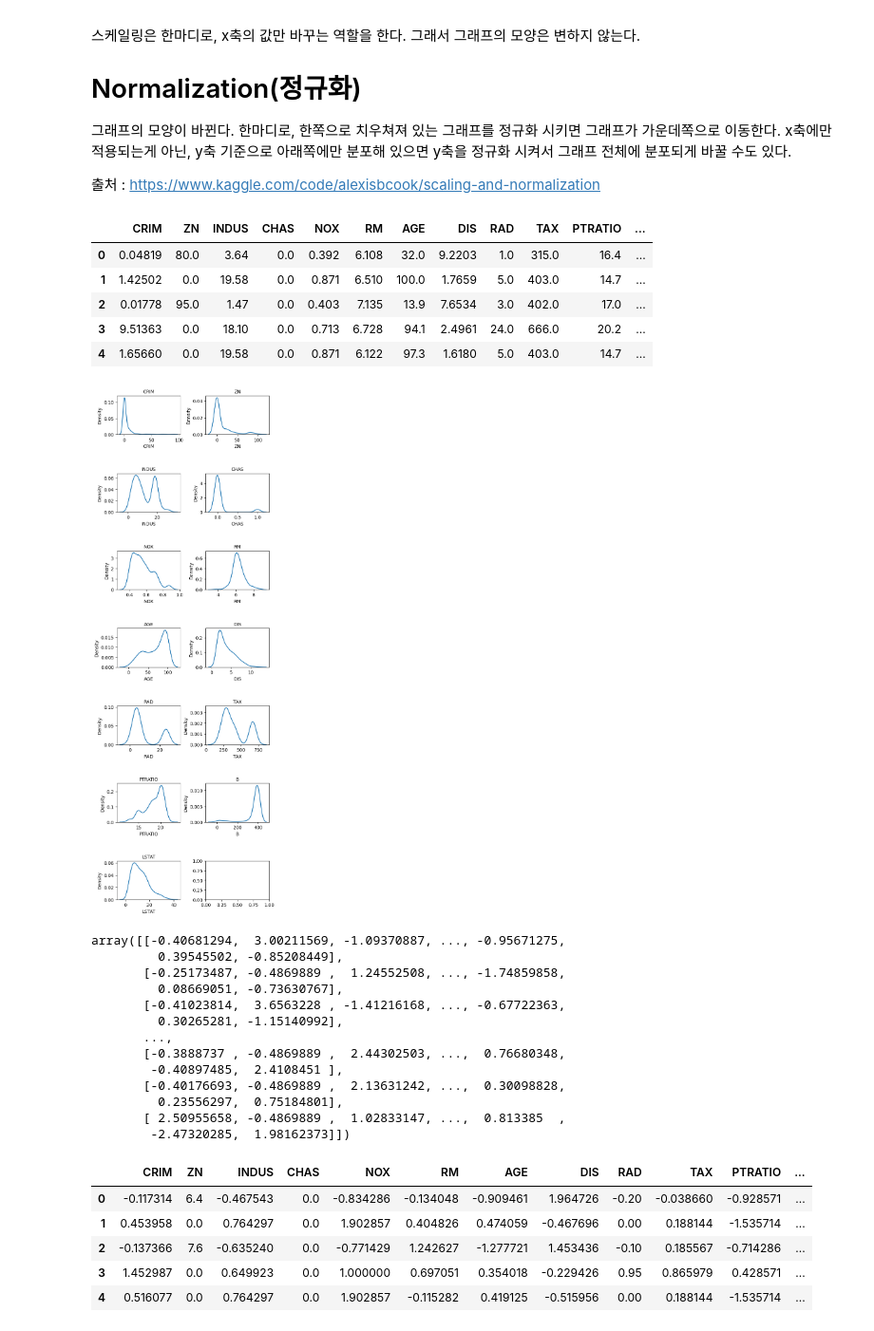
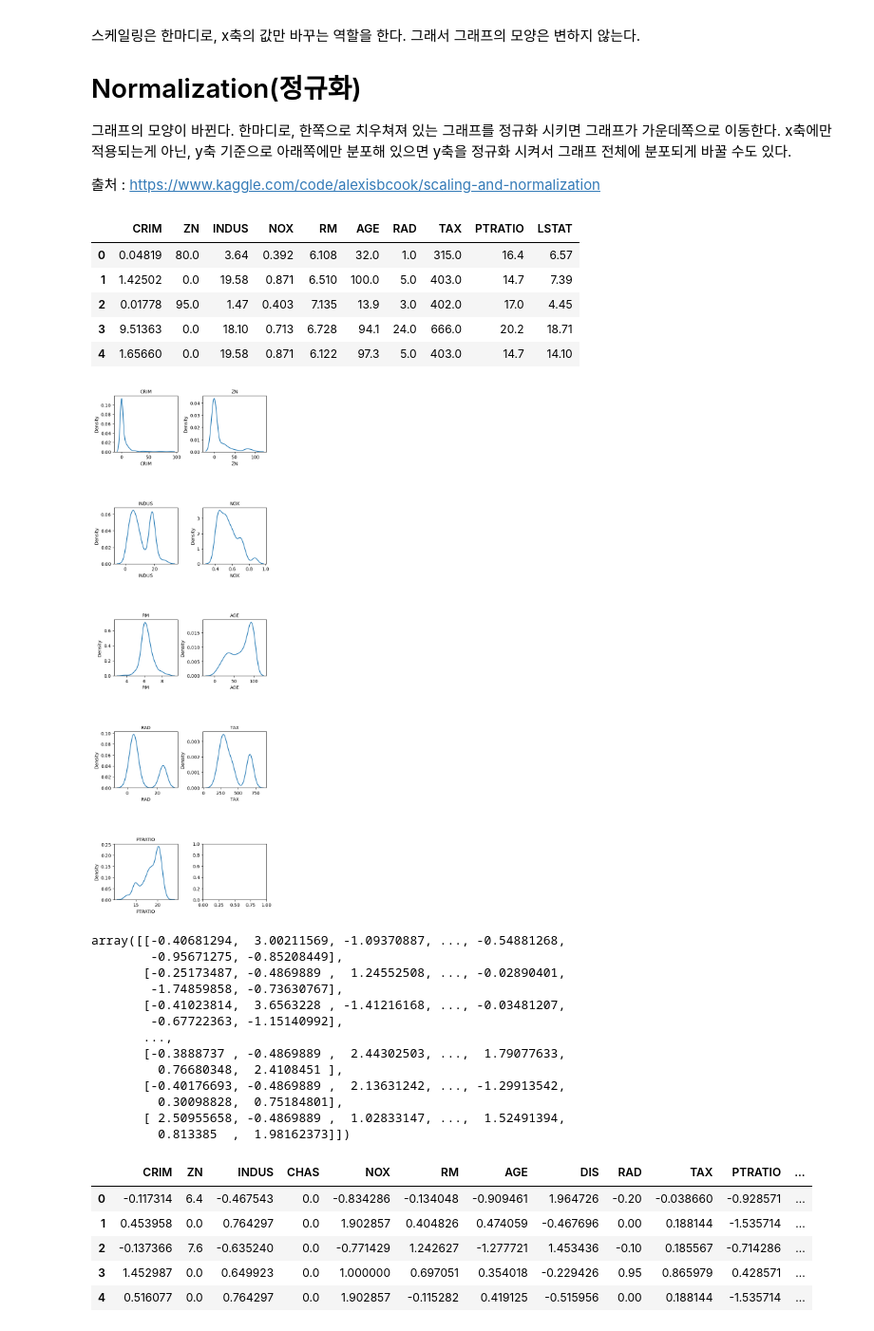
Before and after one commit to jhkang0516/Mogakso, a Jupyter notebook: 최종_집값_예측_데이콘.ipynb, the cells around one changed output. Shown at 95% size. Cells and saved outputs as stored; diff of their text form; code cells hidden in the pictures.

```diff
--- a/최종_집값_예측_데이콘.ipynb
+++ b/최종_집값_예측_데이콘.ipynb
@@ -43 +40,7 @@ y = train_data['MEDV']
+# %%
+#X = train_data.drop(columns=['ID', 'MEDV'])
+X = train_data.drop(columns=['B','DIS','CHAS','MEDV','ID'], axis=1)
+test_data = test_data.drop(['ID','B','DIS','CHAS','ID'], axis=1)
+
+y = train_data['MEDV']
 # %%
@@ -145,27 +142,27 @@ NameError: ignored
 # %%
 X.head()
 # %% [output]
-|  | CRIM | ZN | INDUS | CHAS | NOX | RM | AGE | DIS | RAD | TAX | PTRATIO | ... |
-| 0 | 0.04819 | 80.0 | 3.64 | 0.0 | 0.392 | 6.108 | 32.0 | 9.2203 | 1.0 | 315.0 | 16.4 | ... |
-| 1 | 1.42502 | 0.0 | 19.58 | 0.0 | 0.871 | 6.510 | 100.0 | 1.7659 | 5.0 | 403.0 | 14.7 | ... |
-| 2 | 0.01778 | 95.0 | 1.47 | 0.0 | 0.403 | 7.135 | 13.9 | 7.6534 | 3.0 | 402.0 | 17.0 | ... |
-| 3 | 9.51363 | 0.0 | 18.10 | 0.0 | 0.713 | 6.728 | 94.1 | 2.4961 | 24.0 | 666.0 | 20.2 | ... |
-| 4 | 1.65660 | 0.0 | 19.58 | 0.0 | 0.871 | 6.122 | 97.3 | 1.6180 | 5.0 | 403.0 | 14.7 | ... |
+|  | CRIM | ZN | INDUS | NOX | RM | AGE | RAD | TAX | PTRATIO | LSTAT |
+| 0 | 0.04819 | 80.0 | 3.64 | 0.392 | 6.108 | 32.0 | 1.0 | 315.0 | 16.4 | 6.57 |
+| 1 | 1.42502 | 0.0 | 19.58 | 0.871 | 6.510 | 100.0 | 5.0 | 403.0 | 14.7 | 7.39 |
+| 2 | 0.01778 | 95.0 | 1.47 | 0.403 | 7.135 | 13.9 | 3.0 | 402.0 | 17.0 | 4.45 |
+| 3 | 9.51363 | 0.0 | 18.10 | 0.713 | 6.728 | 94.1 | 24.0 | 666.0 | 20.2 | 18.71 |
+| 4 | 1.65660 | 0.0 | 19.58 | 0.871 | 6.122 | 97.3 | 5.0 | 403.0 | 14.7 | 14.10 |
 # %%
-fig, ax = plt.subplots(7, 2, figsize=(6, 20))   # 가로스크롤 때문에 그래프 확인이 불편하다면 figsize의 x값을 조절해 보세요.
+fig, ax = plt.subplots(5, 2, figsize=(6, 20))   # 가로스크롤 때문에 그래프 확인이 불편하다면 figsize의 x값을 조절해 보세요.
 plt.subplots_adjust(wspace=0.4, hspace=1)
 # id 변수(count==0인 경우)는 제외하고 분포를 확인
 count = 0
 columns = X.columns
-for row in range(7):
+for row in range(5):
     for col in range(2):
         sns.kdeplot(data=X[columns[count]], ax=ax[row][col])
         ax[row][col].set_title(columns[count], fontsize=10)
         count += 1
-        if count == 13 :
+        if count == 9 :
             break
 # %% [output]
-[figure, old version]
+[figure, new version]
 # %%
 # # Standardize the data
 scaler = StandardScaler()
@@ -185,19 +182,19 @@ X_test = scaler.transform(test_data)
 # %%
 X
 # %% [output]
-array([[-0.40681294,  3.00211569, -1.09370887, ..., -0.95671275,
-         0.39545502, -0.85208449],
-       [-0.25173487, -0.4869889 ,  1.24552508, ..., -1.74859858,
-         0.08669051, -0.73630767],
-       [-0.41023814,  3.6563228 , -1.41216168, ..., -0.67722363,
-         0.30265281, -1.15140992],
+array([[-0.40681294,  3.00211569, -1.09370887, ..., -0.54881268,
+        -0.95671275, -0.85208449],
+       [-0.25173487, -0.4869889 ,  1.24552508, ..., -0.02890401,
+        -1.74859858, -0.73630767],
+       [-0.41023814,  3.6563228 , -1.41216168, ..., -0.03481207,
+        -0.67722363, -1.15140992],
        ...,
-       [-0.3888737 , -0.4869889 ,  2.44302503, ...,  0.76680348,
-        -0.40897485,  2.4108451 ],
-       [-0.40176693, -0.4869889 ,  2.13631242, ...,  0.30098828,
-         0.23556297,  0.75184801],
-       [ 2.50955658, -0.4869889 ,  1.02833147, ...,  0.813385  ,
-        -2.47320285,  1.98162373]])
+       [-0.3888737 , -0.4869889 ,  2.44302503, ...,  1.79077633,
+         0.76680348,  2.4108451 ],
+       [-0.40176693, -0.4869889 ,  2.13631242, ..., -1.29913542,
+         0.30098828,  0.75184801],
+       [ 2.50955658, -0.4869889 ,  1.02833147, ...,  1.52491394,
+         0.813385  ,  1.98162373]])
 # %%
 # test_data['CRIM'] = np.log1p(X['CRIM'])
 # scaler.fit(test_data)
```
Also changed, not shown: parts of 11 cells of this notebook.
